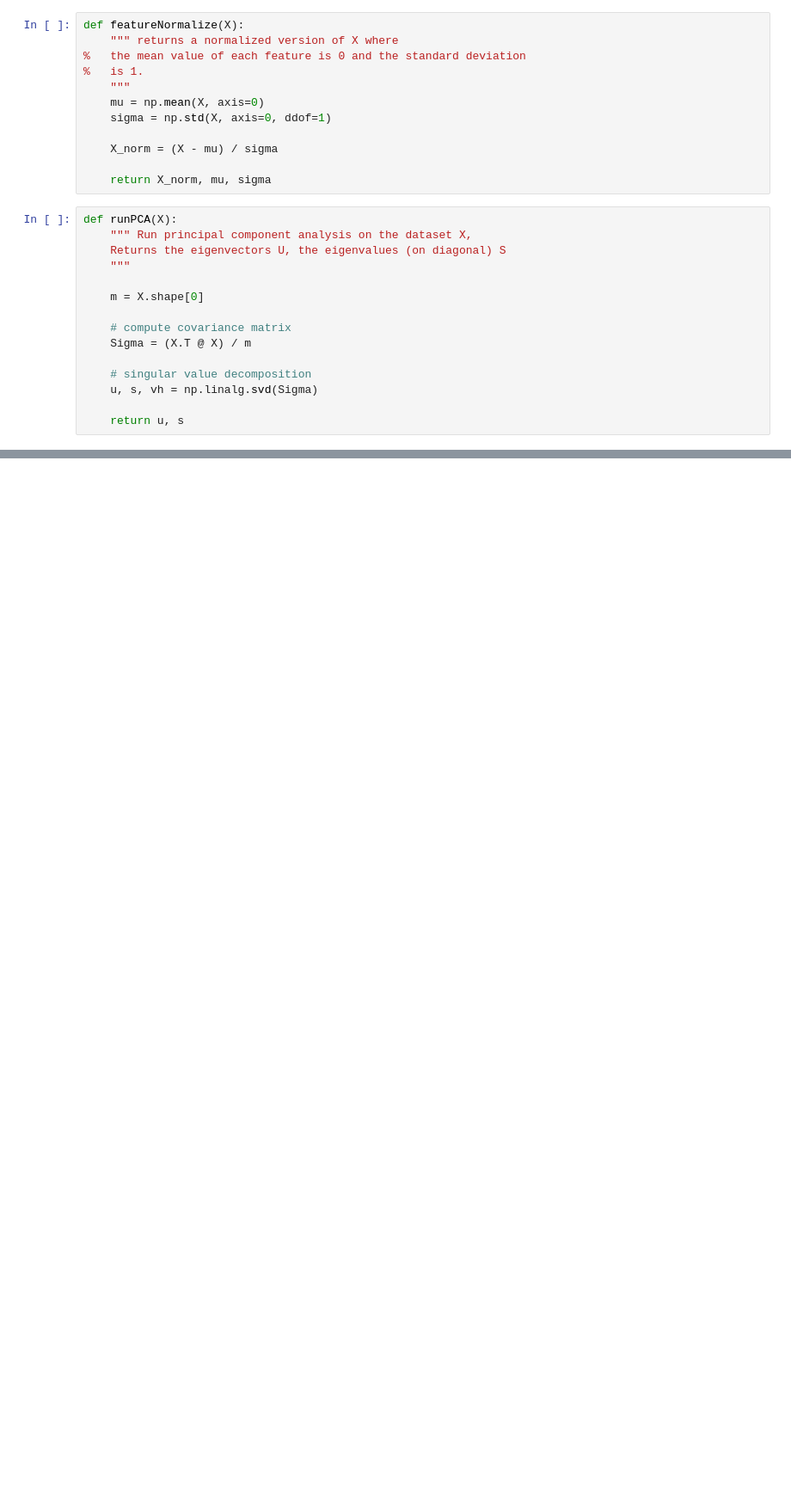
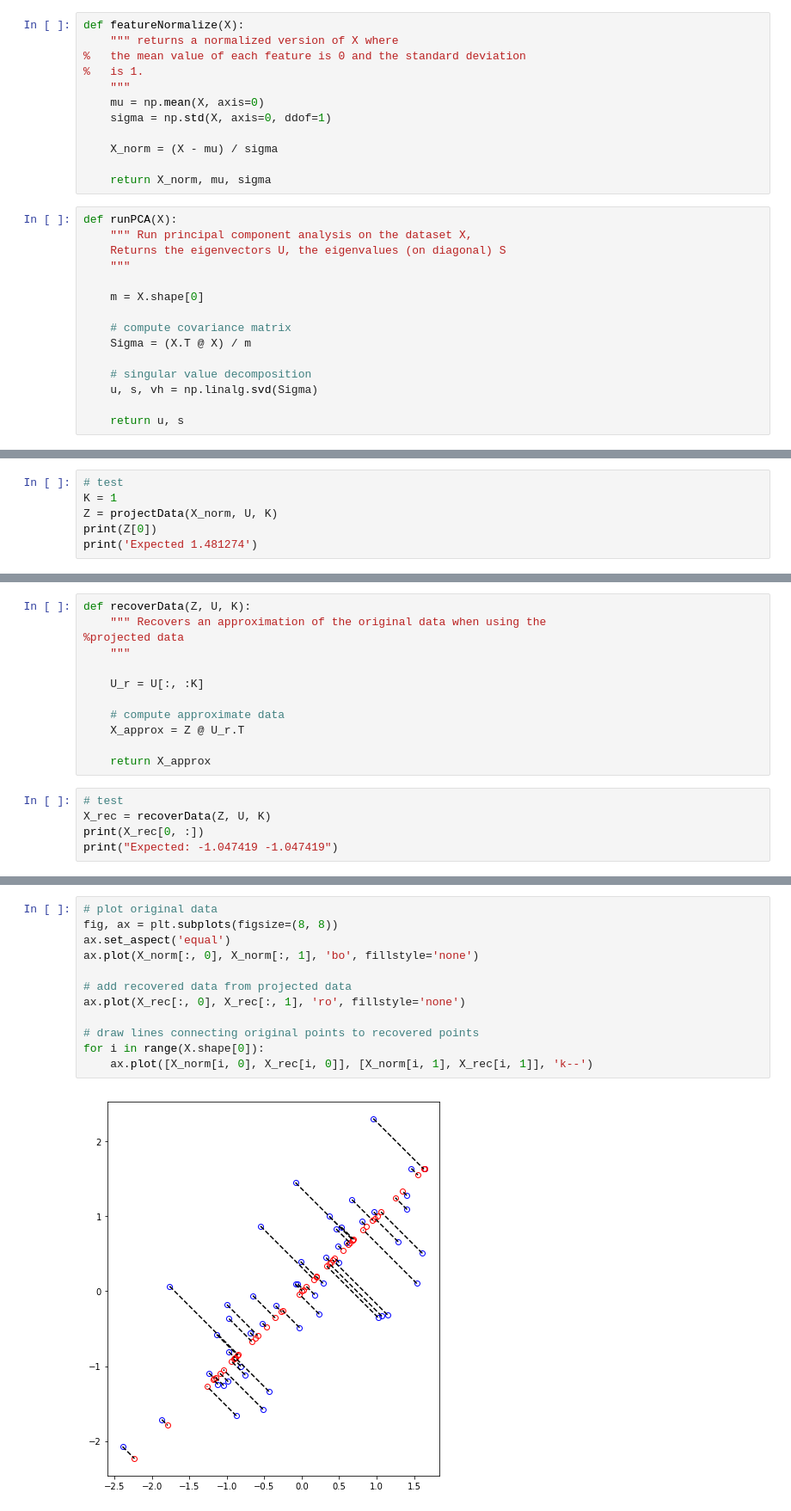
Before and after one commit to oeyh/NN, a Jupyter notebook: assignment7 K-means Clustering and PCA/assignment 7 K-means and PCA.ipynb, the cells around one changed output, grey strips where cells are left out. Shown at 86% size. Saved outputs shown, nothing was run; the diff lists cells and outputs as text; blank space fills up the shorter version.

```diff
--- a/assignment7 K-means Clustering and PCA/assignment 7 K-means and PCA.ipynb
+++ b/assignment7 K-means Clustering and PCA/assignment 7 K-means and PCA.ipynb
@@ -382,0 +431,6 @@ array([[-0.70710678, -0.70710678],
+# %%
+# test
+K = 1
+Z = projectData(X_norm, U, K)
+print(Z[0])
+print('Expected 1.481274')
@@ -382,0 +450,17 @@ array([[-0.70710678, -0.70710678],
+# %%
+def recoverData(Z, U, K):
+    """ Recovers an approximation of the original data when using the
+%projected data
+    """
+
+    U_r = U[:, :K]
+
+    # compute approximate data
+    X_approx = Z @ U_r.T
+
+    return X_approx
+# %%
+# test
+X_rec = recoverData(Z, U, K)
+print(X_rec[0, :])
+print("Expected: -1.047419 -1.047419")
@@ -382,0 +472,14 @@ array([[-0.70710678, -0.70710678],
+# %%
+# plot original data
+fig, ax = plt.subplots(figsize=(8, 8))
+ax.set_aspect('equal')
+ax.plot(X_norm[:, 0], X_norm[:, 1], 'bo', fillstyle='none')
+
+# add recovered data from projected data
+ax.plot(X_rec[:, 0], X_rec[:, 1], 'ro', fillstyle='none')
+
+# draw lines connecting original points to recovered points
+for i in range(X.shape[0]):
+    ax.plot([X_norm[i, 0], X_rec[i, 0]], [X_norm[i, 1], X_rec[i, 1]], 'k--')
+# %% [output]
+[figure, added]
```
Also changed, not shown: parts of 11 cells of this notebook.
